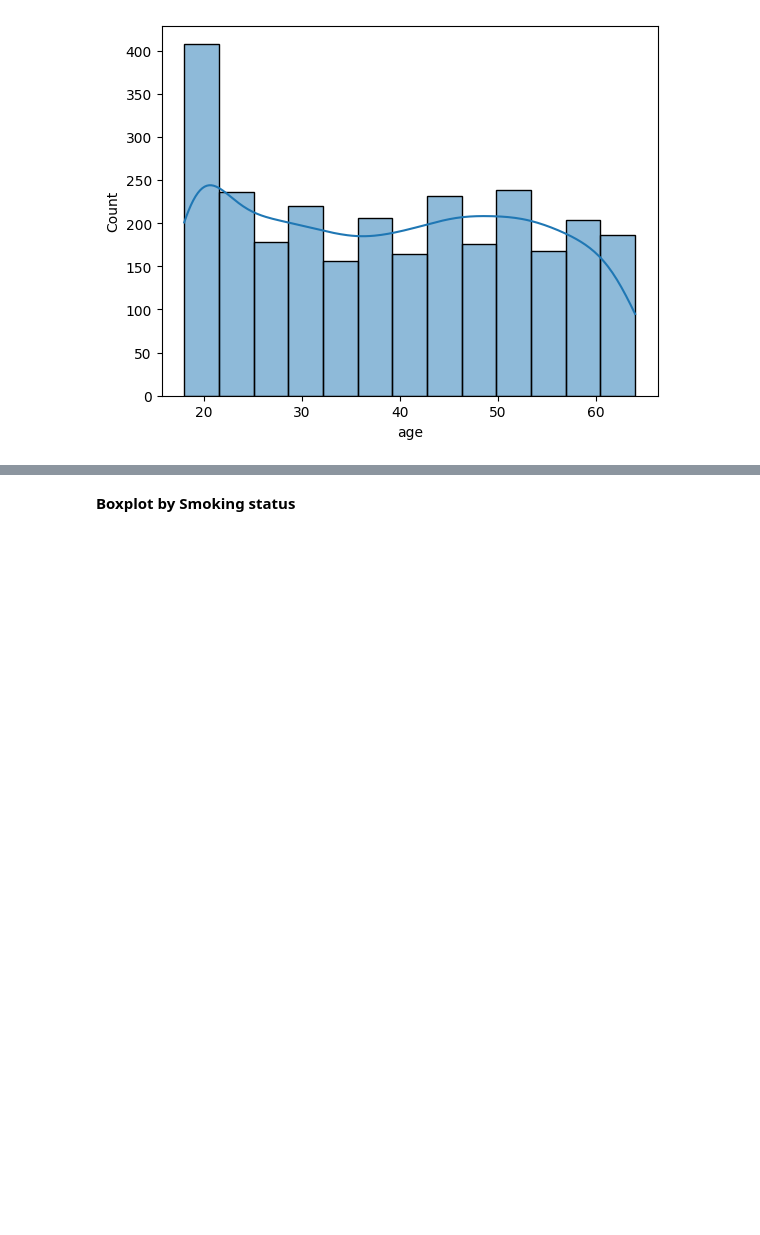
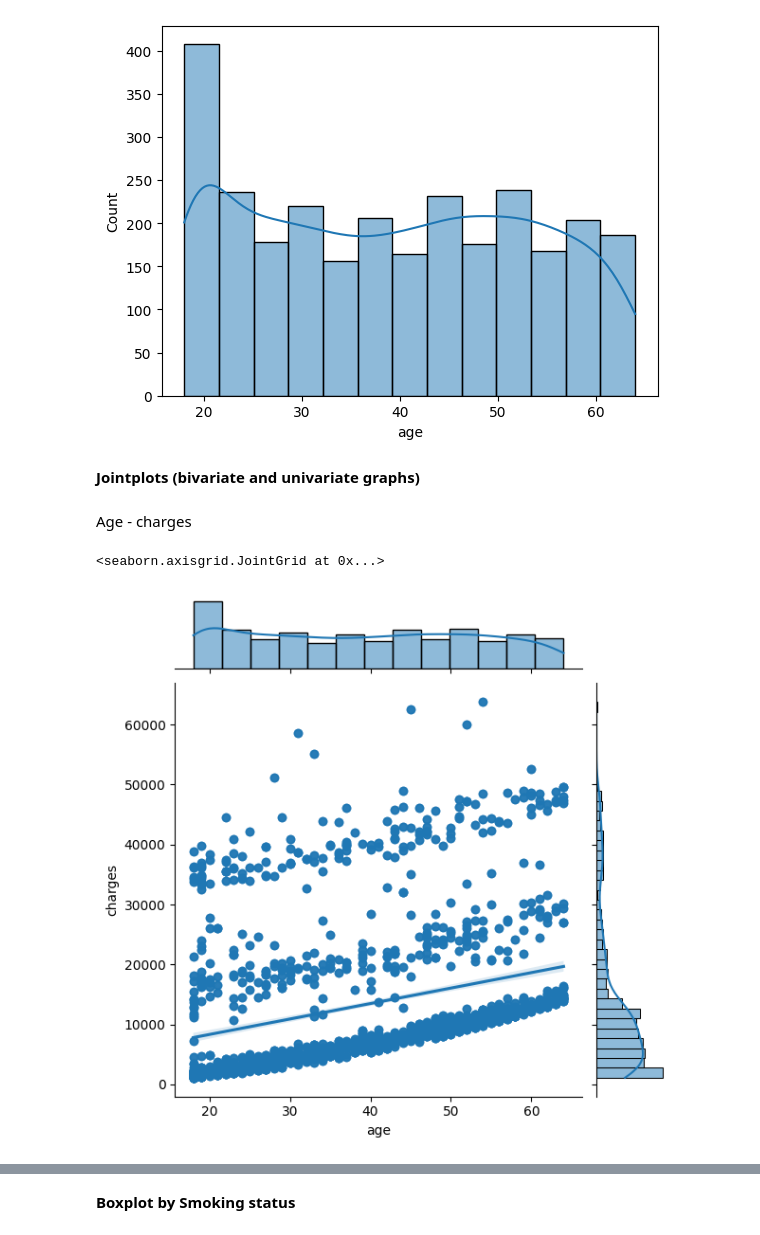
Before and after one commit to tamara-kostova/Kaggle, a Jupyter notebook: medical-insurance-cost-prediction.ipynb, the cells around one changed output, grey strips where cells are left out. Saved outputs shown, nothing was run; the diff lists cells and outputs as text; code cells hidden in the pictures; blank space fills up the shorter version.

```diff
--- a/medical-insurance-cost-prediction.ipynb
+++ b/medical-insurance-cost-prediction.ipynb
@@ -87,3 +87,12 @@ sns.histplot(data['age'], kde=True)
 # %% [output]
 <Axes: xlabel='age', ylabel='Count'>
 [figure]
+# %% [markdown]
+**Jointplots (bivariate and univariate graphs)**
+# %% [markdown]
+Age - charges
+# %%
+sns.jointplot(data=data, x="age", y="charges", kind="reg")
+# %% [output]
+<seaborn.axisgrid.JointGrid at 0x...>
+[figure, added]
```
Also changed, not shown: parts of 14 cells of this notebook.
